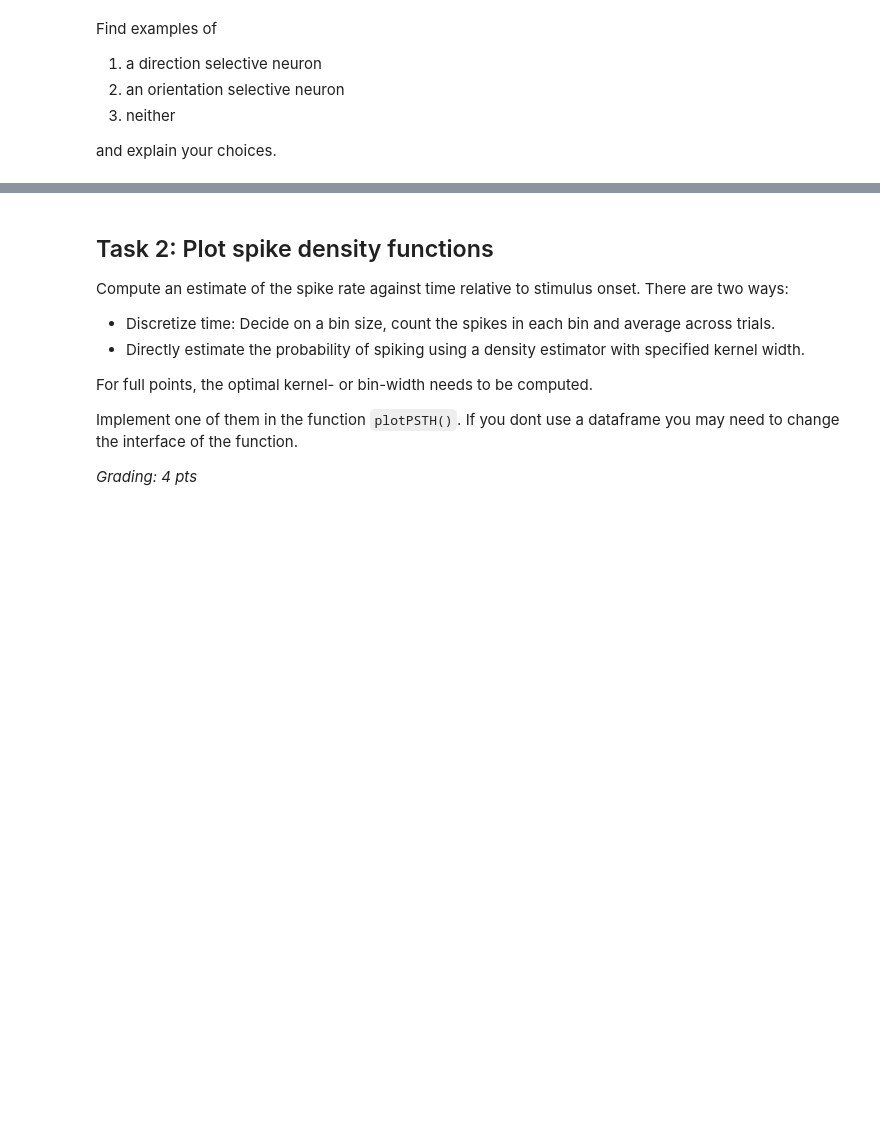
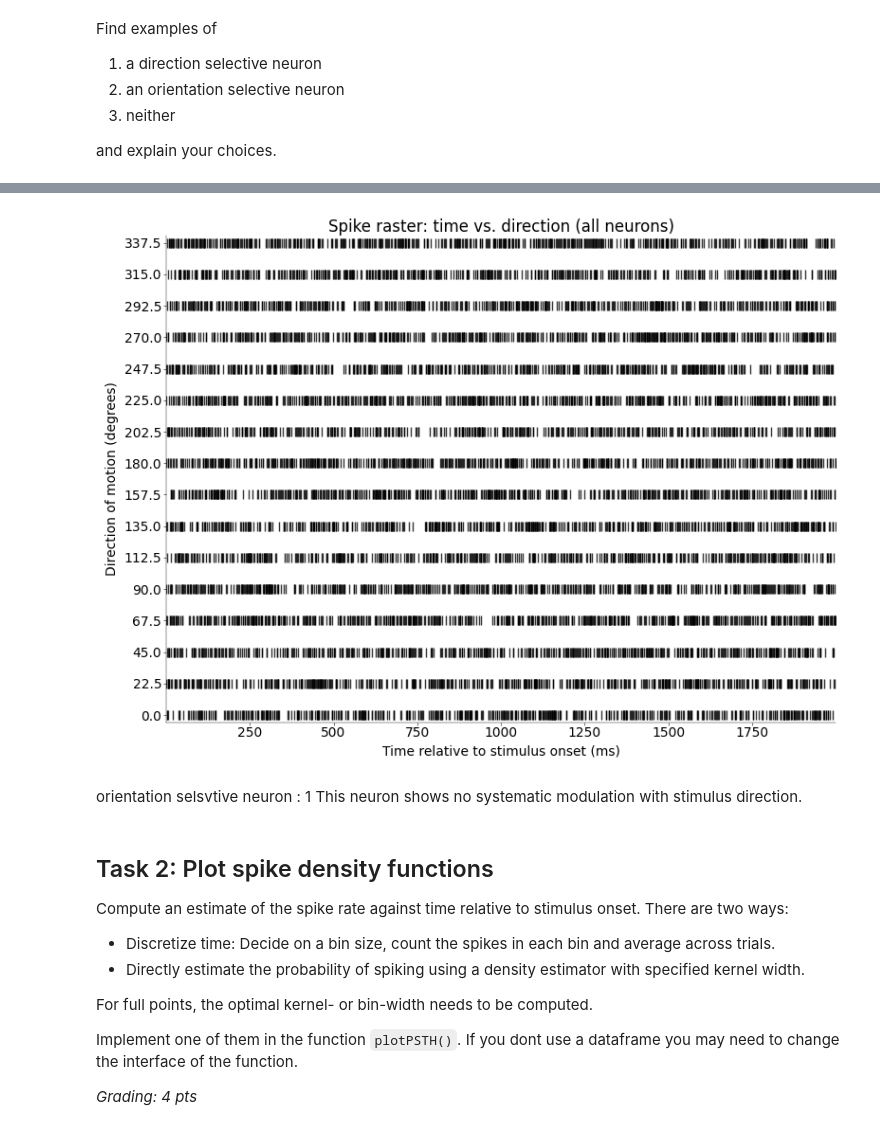
Before and after one commit to flobu98/neural_data_science, a Jupyter notebook: CodingLab4_2.ipynb, the cells around one changed output, grey strips where cells are left out. Drawn from its saved outputs; the diff is of its cells as text; code cells hidden in the pictures; blank space fills up the shorter version.

```diff
--- a/CodingLab4_2.ipynb
+++ b/CodingLab4_2.ipynb
@@ -189,3 +204,11 @@ and explain your choices.
+# %%
+# neither direction nor orientation selective
+plotRaster(spikes, neuron=1)
+# %% [output]
+[figure, added]
+# %% [markdown]
+orientation selsvtive neuron : 1
+This neuron shows no systematic modulation with stimulus direction.
 # %% [markdown]
 ## Task 2: Plot spike density functions
 
```
Also changed, not shown: parts of 31 cells of this notebook, 4 other files.
